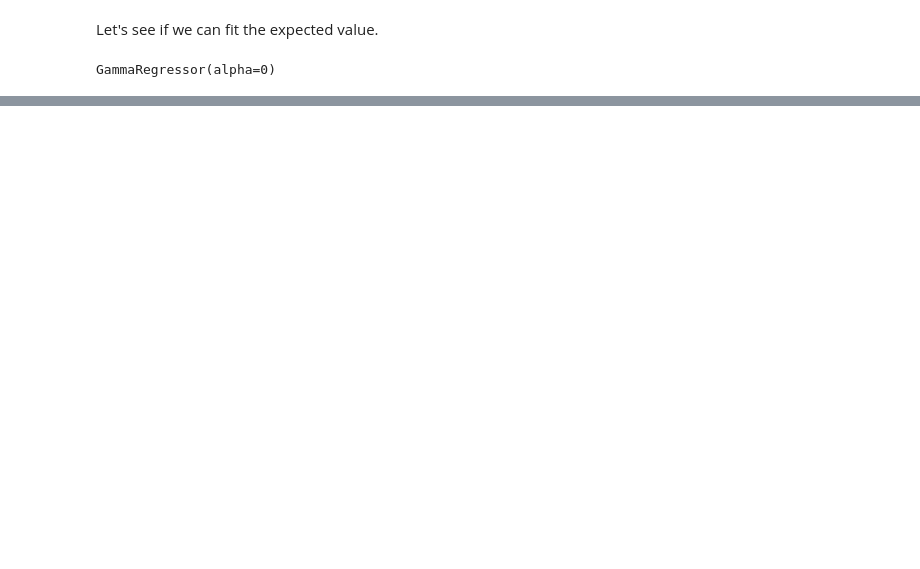
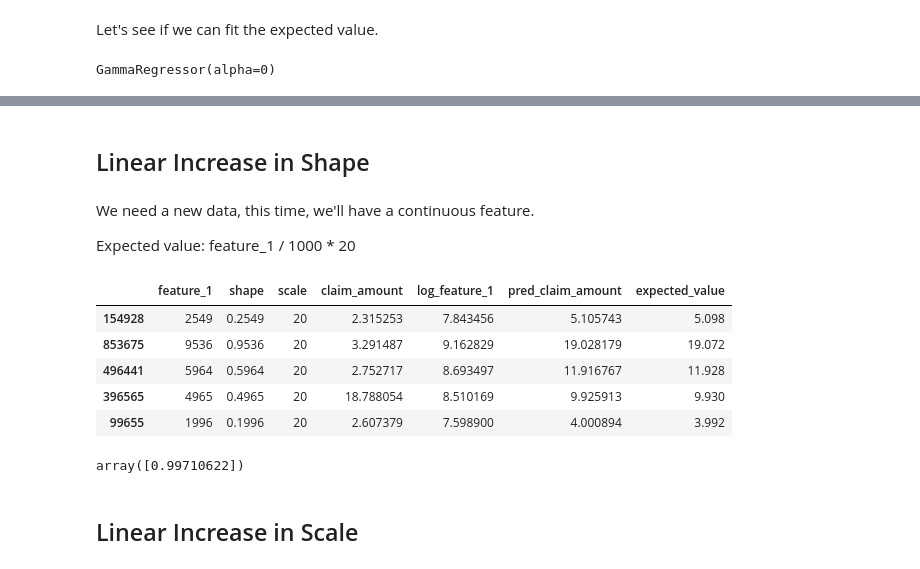
Before and after one commit to MatePocs/insurance, a Jupyter notebook: notebooks/Gamma.ipynb, the cells around one changed output, grey strips where cells are left out. Drawn from its saved outputs; the diff is of its cells as text; code cells hidden in the pictures; blank space fills up the shorter version.

```diff
--- a/notebooks/Gamma.ipynb
+++ b/notebooks/Gamma.ipynb
@@ -122,0 +147,37 @@ df1.pred[0]
+# %% [markdown]
+## Linear Increase in Shape
+# %% [markdown]
+We need a new data, this time, we'll have a continuous feature.
+
+Expected value: feature_1 / 1000 * 20
+# %%
+df_mdl = pd.DataFrame.from_dict({'feature_1' : np.repeat(range(1000,10001),100)})
+
+df_mdl['shape'] = df_mdl['feature_1'] / 1000
+df_mdl['scale'] = 20
+
+df_mdl['claim_amount'] = np.random.gamma(shape = df_mdl['shape'], scale = df_mdl['scale'])
+df_mdl['log_feature_1'] = np.log(df_mdl['feature_1'])
+# %%
+df_mdl['expected_value'] = df_mdl['shape'] * df_mdl['scale']
+# %%
+mdl = GammaRegressor(alpha = 0)
+X = df_mdl[['log_feature_1']]
+y = df_mdl['claim_amount']
+mdl.fit(X, y)
+df_mdl['pred_claim_amount'] = mdl.predict(X)
+# %%
+df_mdl.sample(5)
+# %% [output]
+|  | feature_1 | shape | scale | claim_amount | log_feature_1 | pred_claim_amount | expected_value |
+| 154928 | 2549 | 0.2549 | 20 | 2.315253 | 7.843456 | 5.105743 | 5.098 |
+| 853675 | 9536 | 0.9536 | 20 | 3.291487 | 9.162829 | 19.028179 | 19.072 |
+| 496441 | 5964 | 0.5964 | 20 | 2.752717 | 8.693497 | 11.916767 | 11.928 |
+| 396565 | 4965 | 0.4965 | 20 | 18.788054 | 8.510169 | 9.925913 | 9.930 |
+| 99655 | 1996 | 0.1996 | 20 | 2.607379 | 7.598900 | 4.000894 | 3.992 |
+# %%
+mdl.coef_
+# %% [output]
+array([0.99710622])
+# %% [markdown]
+## Linear Increase in Scale
```
Also changed, not shown: parts of 44 cells of this notebook.
